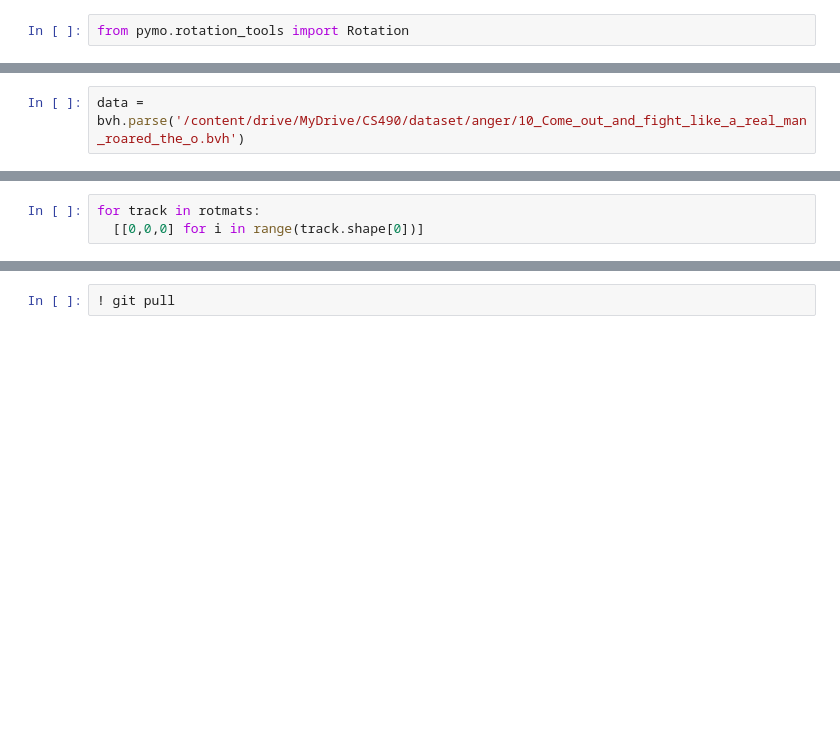
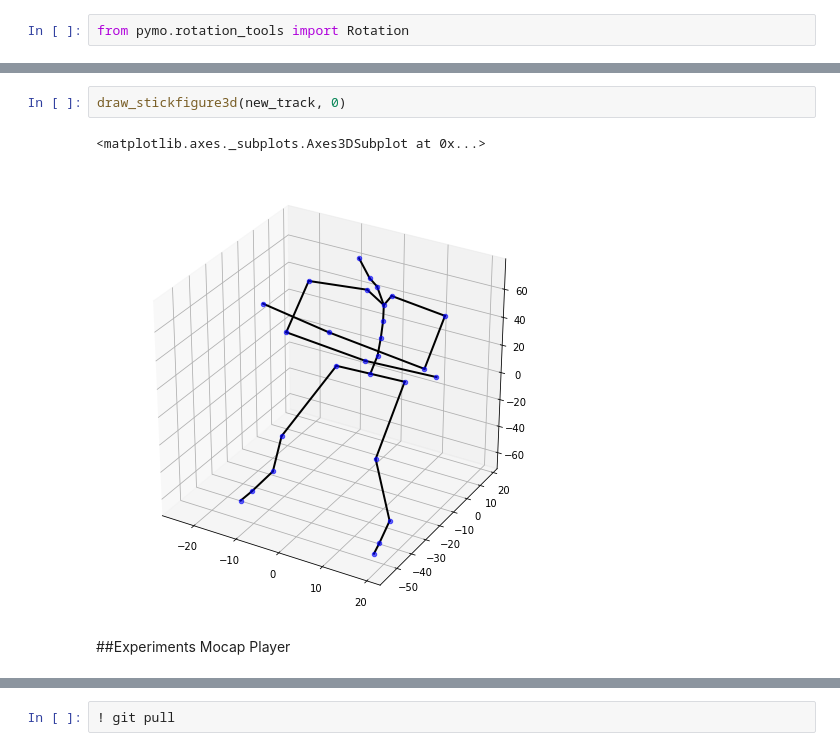
Before and after one commit to arnisafazla/CS490-Senior-Research-Project, a Jupyter notebook: setup.ipynb, the cells around one changed output, grey strips where cells are left out. Drawn from its saved outputs; the diff is of its cells as text; blank space fills up the shorter version.

Commit message:
mocap visualization directly from matrix representation, conversion between 6d and matrix repr.esenations are done. nb_mocap_player not working

```diff
--- a/setup.ipynb
+++ b/setup.ipynb
@@ -70,2 +15,0 @@ data
-# %%
-data = bvh.parse('/content/drive/MyDrive/CS490/dataset/anger/10_Come_out_and_fight_like_a_real_man_roared_the_o.bvh')
@@ -195,3 +15,0 @@ track.shape
-# %%
-for track in rotmats:
-  [[0,0,0] for i in range(track.shape[0])]
@@ -256,0 +372,7 @@ points = torch.FloatTensor(points)
+# %%
+draw_stickfigure3d(new_track, 0)
+# %% [output]
+<matplotlib.axes._subplots.Axes3DSubplot at 0x...>
+[figure, added]
+# %% [markdown]
+##Experiments Mocap Player
```
Also changed, not shown: parts of 54 cells of this notebook, 6 other files.
